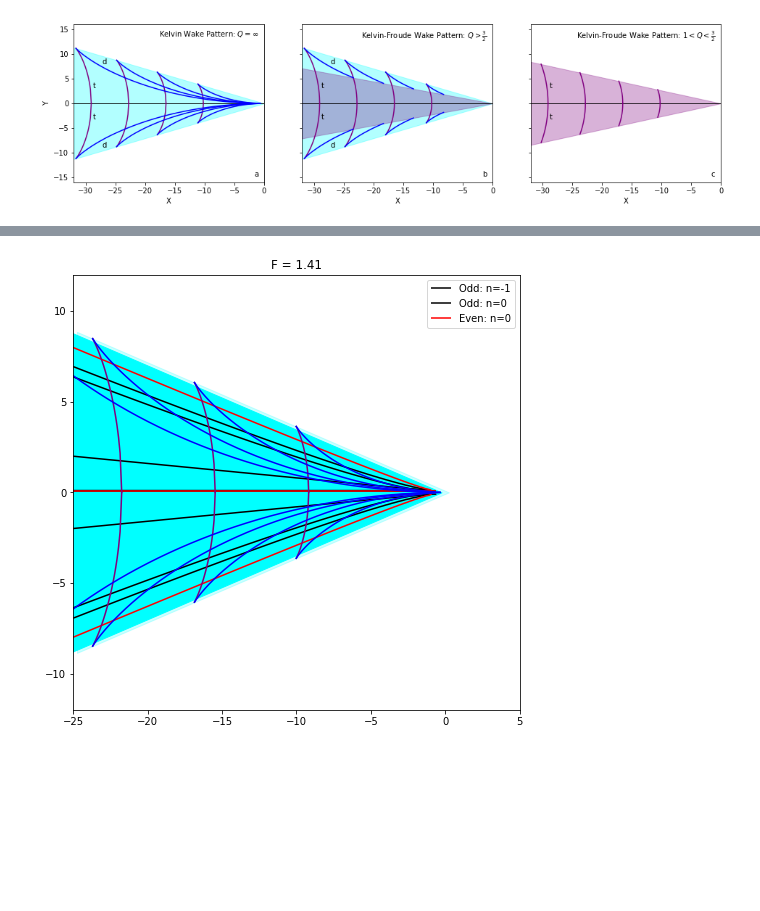
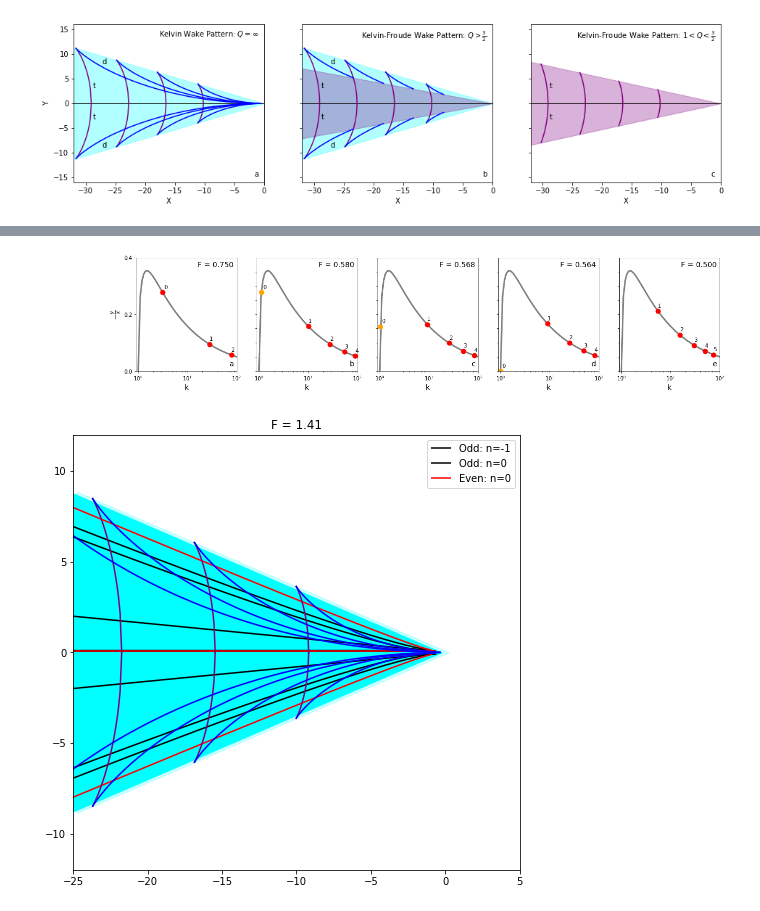
Before and after one commit to jcolen/kelvinmach, a Jupyter notebook: challenging_kelvin/ParametricPlots.ipynb, the cells around one changed output, grey strips where cells are left out. Cells and saved outputs as stored; diff of their text form; code cells hidden in the pictures; blank space fills up the shorter version.

```diff
--- a/challenging_kelvin/ParametricPlots.ipynb
+++ b/challenging_kelvin/ParametricPlots.ipynb
@@ -142,3 +148,76 @@ plt.show()
+# %%
+def fkn(k):
+    return np.sqrt(k-1)/(2*k-1)
+
+def kno(n, F):
+    return np.power(np.pi * (2 * n + 1) * F * F, 2)
+
+def kne(n, F):
+    return np.power(np.pi * (2 * n) * F * F, 2)
+
+
+xlim = [0.9, 100]
+ylim = [0, 0.4]
+
+lwmain = 3
+msize = 9
+
+k = np.linspace(1, xlim[1], 1000)
+n = np.arange(0, 6)
+Fs = [0.750, 0.580, 0.568, 0.564, 0.500]
+
+fig = plt.figure(figsize=(20, 4))
+label='a'
+for i, F in enumerate(Fs):
+    ax = fig.add_subplot(1, len(Fs), i+1)
+
+    ks = kno(n, F)
+
+    ax.semilogx(k, fkn(k), color='gray', linewidth=lwmain)
+    ax.semilogx(ks[ks < 1.5], fkn(ks[ks < 1.5]), color='orange', linestyle='', marker='o', markersize=msize)
+    ax.semilogx(ks[ks >= 1.5], fkn(ks[ks >= 1.5]), color='red', linestyle='', marker='o', markersize=msize)
+
+    for j, nv in enumerate(n):
+        xoff, yoff = 0, 5
+        if nv == 0:
+            xoff = 3
+        ax.annotate(
+            nv, xy=(ks[j], fkn(ks[j])), xytext=(xoff, yoff),
+            textcoords='offset points', ha='left', va='bottom')
+
+    if i==3:
+        ax.semilogx(1, 0, color='orange', marker='o', markersize=msize)
+        ax.annotate(
+            '0', xy=(1, 0), xytext=(3, 5),
+            textcoords='offset points', ha='left', va='bottom')
+
+
+    ax.set_xlim(xlim)
+    ax.set_ylim(ylim)
+    ax.set_xlabel('k', fontsize=14)
+    if i == 0:
+        ax.set_ylabel(r'$-\frac{y}{x}$', fontsize=14)
+        ax.set_yticks([0.0, 0.2, 0.4])
+        ax.set_yticklabels([0.0, 0.2, 0.4])
+    else:
+        #Clear tick labels
+        nlbls = len(ax.get_yticklabels())
+        ax.set_yticklabels([''] * nlbls)
+
+    ax.text(0.97, 0.97, r'F = %.3f' % F, transform=ax.transAxes,
+            horizontalalignment='right',
+            verticalalignment='top',
+            fontsize=14)
+    ax.text(0.97, 0.03, label, transform=ax.transAxes,
+            horizontalalignment='right',
+            verticalalignment='bottom',
+            fontsize=14)
+    label = chr(ord(label) + 1)
+
+
+plt.show()
+# %% [output]
+[figure, added]
 # %%
 def fplus(x, y):
     x2 = np.power(x, 2.0)
```
Also changed, not shown: parts of 1 cell of this notebook, 1 other file.
